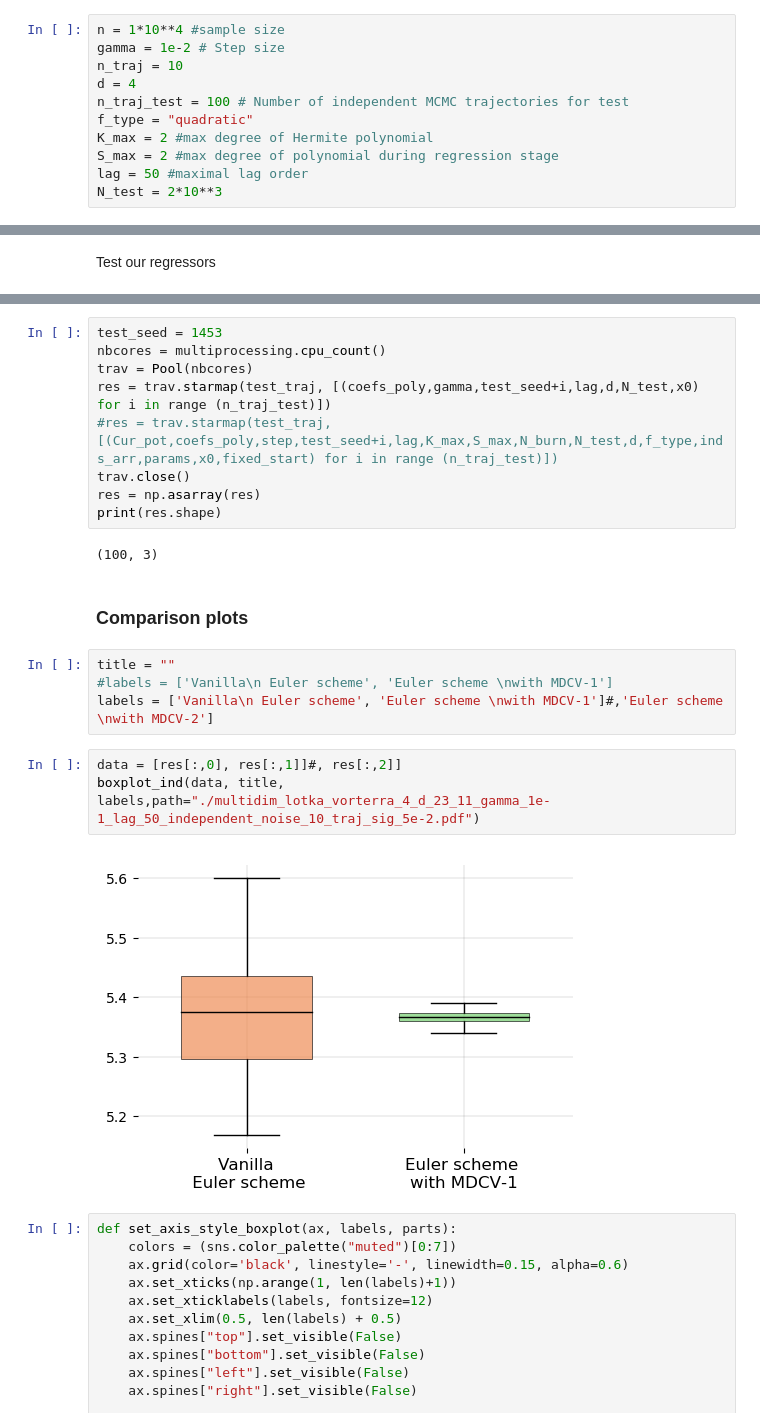
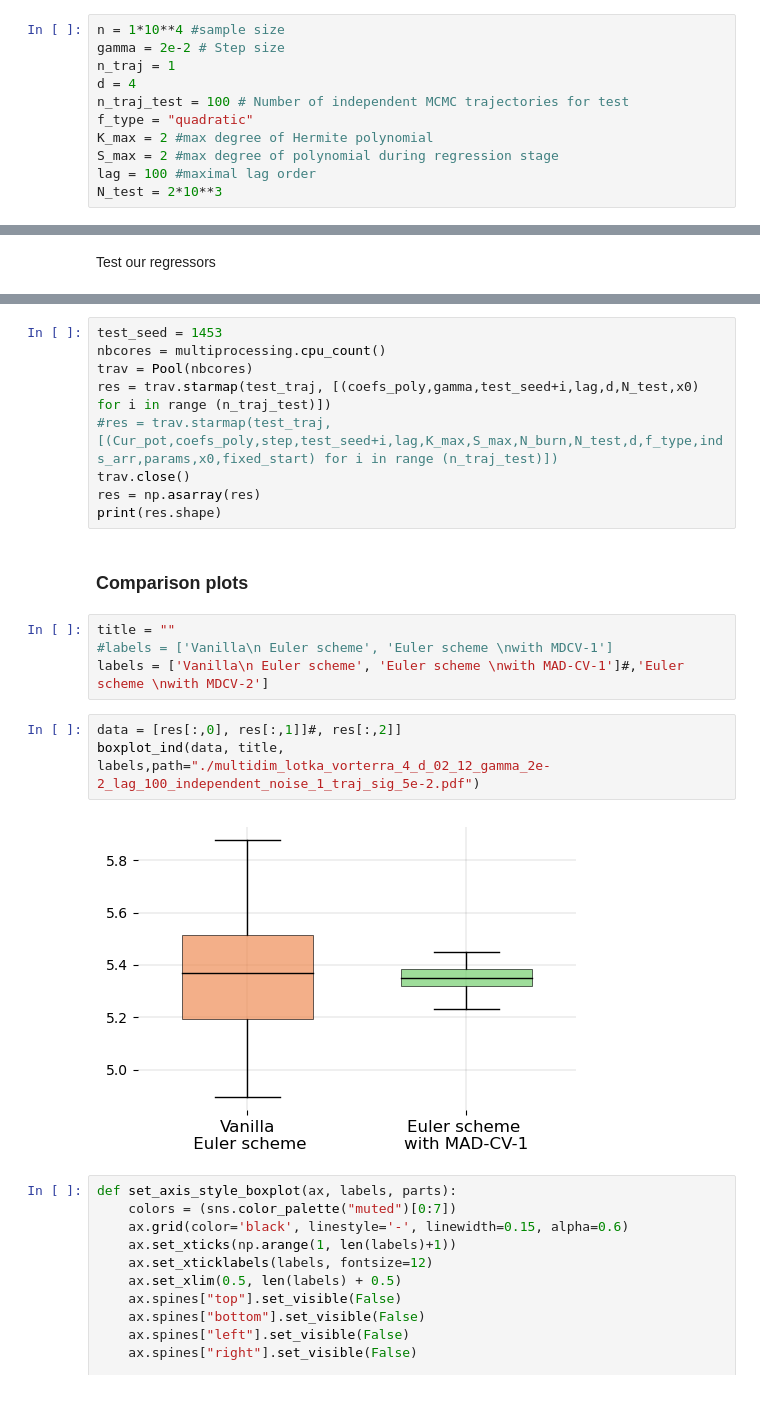
Before and after one commit to svsamsonov/VR-MCMC, a Jupyter notebook: Code/Lotka_Volterra_multidim_sincronized_noise.ipynb, the cells around one changed output, grey strips where cells are left out. Cells and saved outputs as stored; diff of their text form; blank space fills up the shorter version.

```diff
--- a/Code/Lotka_Volterra_multidim_sincronized_noise.ipynb
+++ b/Code/Lotka_Volterra_multidim_sincronized_noise.ipynb
@@ -283,14 +282,14 @@ def run_monte_carlo(x,f_type):
     return np.mean(f_vals,axis=1)
 # %%
 n = 1*10**4 #sample size
-gamma = 1e-2 # Step size
-n_traj = 10
+gamma = 2e-2 # Step size
+n_traj = 1
 d = 4
 n_traj_test = 100 # Number of independent MCMC trajectories for test
 f_type = "quadratic"
 K_max = 2 #max degree of Hermite polynomial
 S_max = 2 #max degree of polynomial during regression stage
-lag = 50 #maximal lag order
+lag = 100 #maximal lag order
 N_test = 2*10**3
 # %% [markdown]
 Sample discretized diffusion
@@ -415,19 +410,17 @@ res = trav.starmap(test_traj, [(coefs_poly,gamma,test_seed+i,lag,d,N_test,x0) fo
 trav.close()
 res = np.asarray(res)
 print(res.shape)
-# %% [output]
-(100, 3)
 # %% [markdown]
 ### Comparison plots
 # %%
 title = ""
 #labels = ['Vanilla\n Euler scheme', 'Euler scheme \nwith MDCV-1']
-labels = ['Vanilla\n Euler scheme', 'Euler scheme \nwith MDCV-1']#,'Euler scheme \nwith MDCV-2']
+labels = ['Vanilla\n Euler scheme', 'Euler scheme \nwith MAD-CV-1']#,'Euler scheme \nwith MDCV-2']
 # %%
 data = [res[:,0], res[:,1]]#, res[:,2]]
-boxplot_ind(data, title, labels,path="./multidim_lotka_vorterra_4_d_23_11_gamma_1e-1_lag_50_independent_noise_10_traj_sig_5e-2.pdf")
+boxplot_ind(data, title, labels,path="./multidim_lotka_vorterra_4_d_02_12_gamma_2e-2_lag_100_independent_noise_1_traj_sig_5e-2.pdf")
 # %% [output]
-[figure, old version]
+[figure, new version]
 # %%
 def set_axis_style_boxplot(ax, labels, parts):
     colors = (sns.color_palette("muted")[0:7])
```
Also changed, not shown: parts of 6 cells of this notebook, 10 other files.
